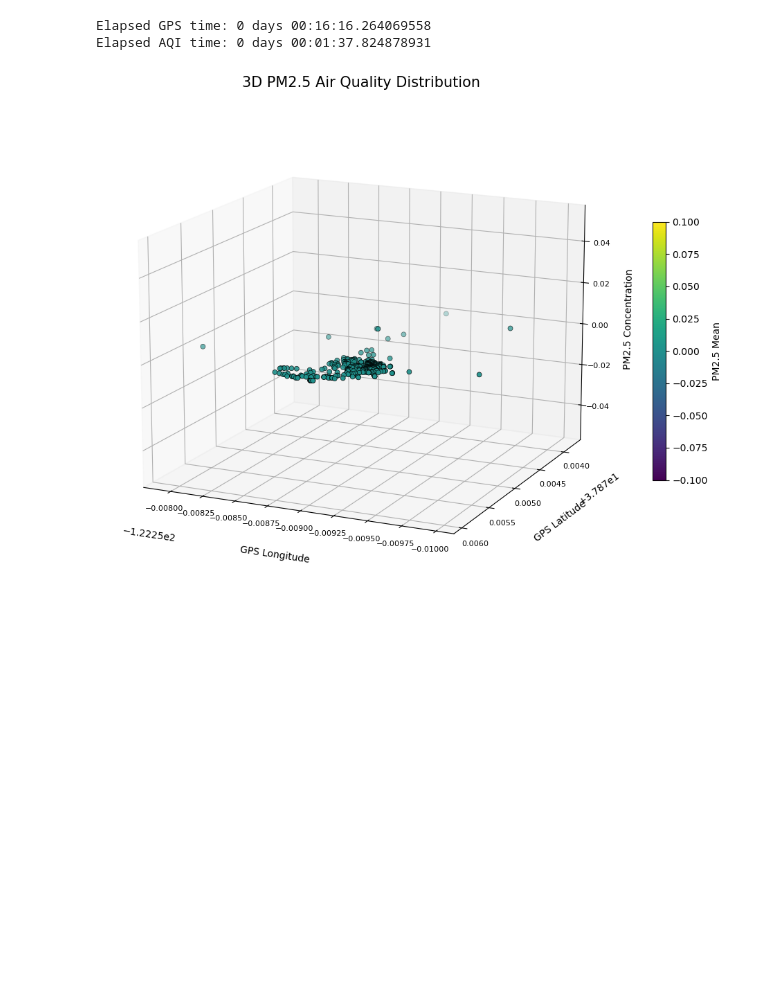
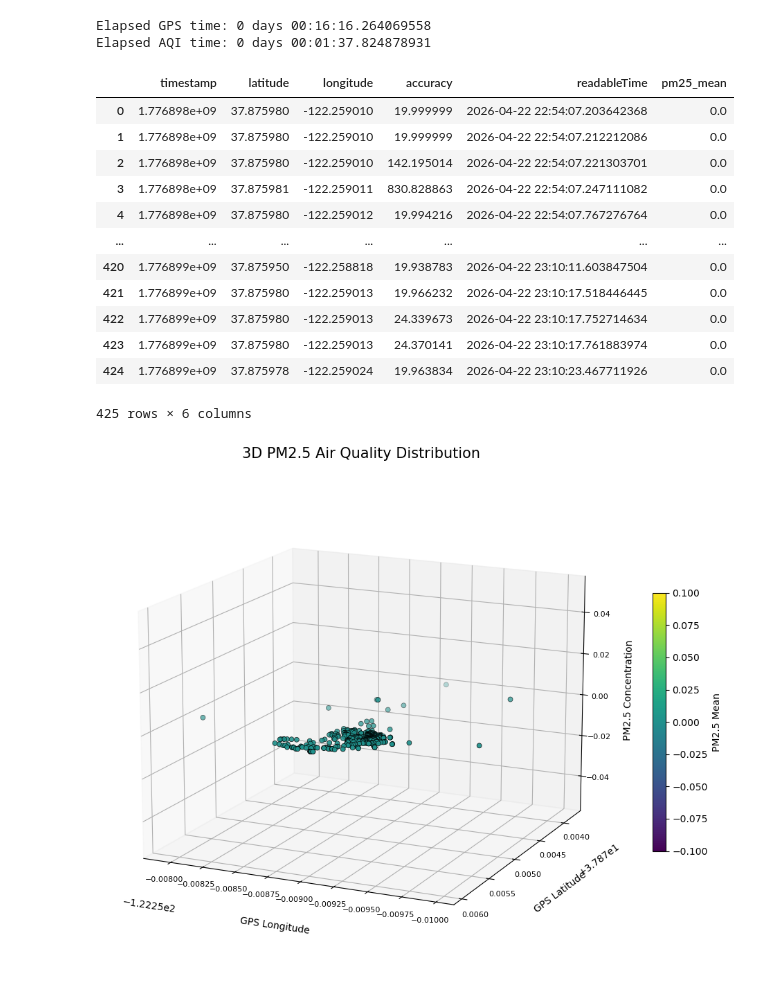
Before and after one commit to asifwaltz/Clever-KatRegOw-E11, a Jupyter notebook: Lab13/LabReport.ipynb, the cells around one changed output. Saved outputs shown, nothing was run; the diff lists cells and outputs as text; code cells hidden in the pictures; blank space fills up the shorter version.

```diff
--- a/Lab13/LabReport.ipynb
+++ b/Lab13/LabReport.ipynb
@@ -214,4 +247,25 @@ print(f"Elapsed AQI time: {elapsedAQI}")
 # %% [output]
 Elapsed GPS time: 0 days 00:16:16.264069558
 Elapsed AQI time: 0 days 00:01:37.824878931
+# %%
+gps = gps.sort_values('readableTime')
+aqi = aqi.sort_values('readableTime')
+GPSAQI = pd.merge_asof(gps, aqi[['readableTime', 'pm25_mean']],
+                       on='readableTime',
+                       direction='nearest')
+display(GPSAQI)
+# %% [output]
+|  | timestamp | latitude | longitude | accuracy | readableTime | pm25_mean |
+| 0 | 1.776898e+09 | 37.875980 | -122.259010 | 19.999999 | 2026-04-22 22:54:07.203642368 | 0.0 |
+| 1 | 1.776898e+09 | 37.875980 | -122.259010 | 19.999999 | 2026-04-22 22:54:07.212212086 | 0.0 |
+| 2 | 1.776898e+09 | 37.875980 | -122.259010 | 142.195014 | 2026-04-22 22:54:07.221303701 | 0.0 |
+| 3 | 1.776898e+09 | 37.875981 | -122.259011 | 830.828863 | 2026-04-22 22:54:07.247111082 | 0.0 |
+| 4 | 1.776898e+09 | 37.875980 | -122.259012 | 19.994216 | 2026-04-22 22:54:07.767276764 | 0.0 |
+| ... | ... | ... | ... | ... | ... | ... |
+| 420 | 1.776899e+09 | 37.875950 | -122.258818 | 19.938783 | 2026-04-22 23:10:11.603847504 | 0.0 |
+| 421 | 1.776899e+09 | 37.875980 | -122.259013 | 19.966232 | 2026-04-22 23:10:17.518446445 | 0.0 |
+| 422 | 1.776899e+09 | 37.875980 | -122.259013 | 24.339673 | 2026-04-22 23:10:17.752714634 | 0.0 |
+| 423 | 1.776899e+09 | 37.875980 | -122.259013 | 24.370141 | 2026-04-22 23:10:17.761883974 | 0.0 |
+| 424 | 1.776899e+09 | 37.875978 | -122.259024 | 19.963834 | 2026-04-22 23:10:23.467711926 | 0.0 |
+425 rows × 6 columns
 # %%
```
Also changed, not shown: parts of 5 cells of this notebook.
